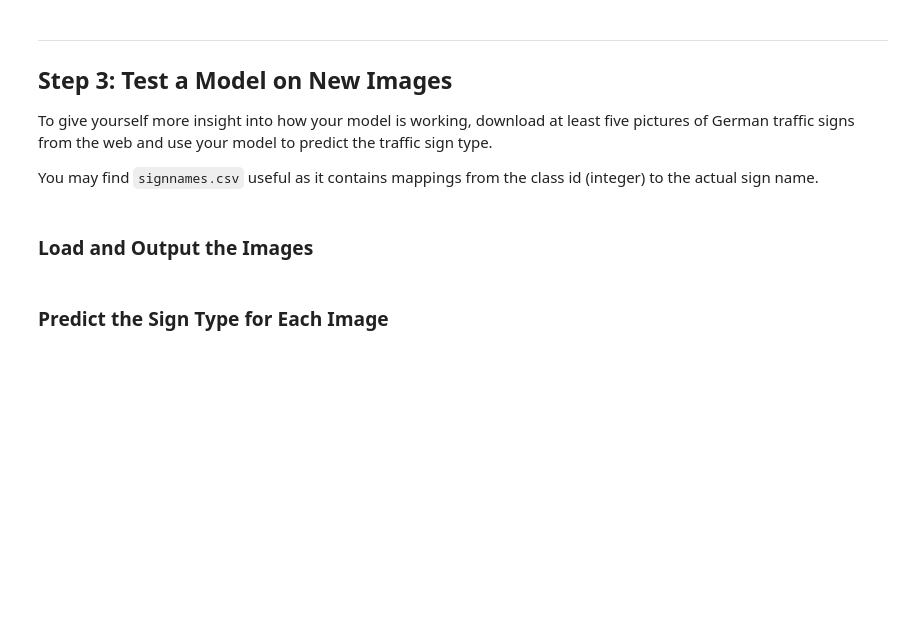
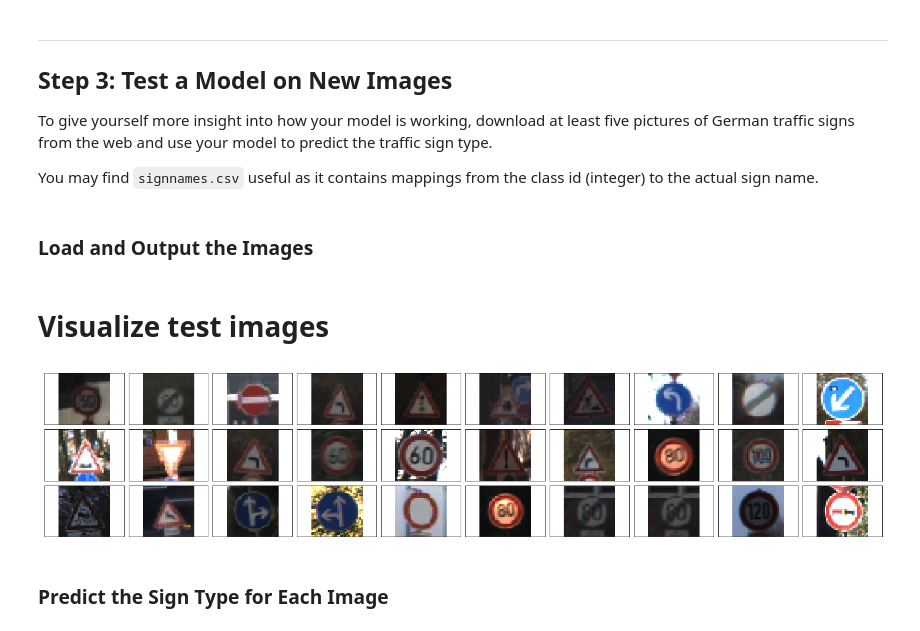
Before and after one commit to lc8631058/Autonomous-Driving-Projects, a Jupyter notebook: P2-Traffic-Sign-Classifier/Traffic_Sign_Classifier.ipynb, the cells around one changed output. Saved outputs shown, nothing was run; the diff lists cells and outputs as text; code cells hidden in the pictures; blank space fills up the shorter version.

```diff
--- a/P2-Traffic-Sign-Classifier/Traffic_Sign_Classifier.ipynb
+++ b/P2-Traffic-Sign-Classifier/Traffic_Sign_Classifier.ipynb
@@ -461,2 +446,30 @@ You may find `signnames.csv` useful as it contains mappings from the class id (i
+# %%
+### Load the images and plot them here.
+### Feel free to use as many code cells as needed.
+import pandas
+from scipy.misc import imread
+from scipy.misc import imresize
+
+test_images_list = pandas.read_csv('./Test images/test_images.csv')
+test_images = []
+classes = []
+for ii in range(len(test_images_list)):
+    test_images.append(imresize(imread('./Test images/' + test_images_list['image_name'][ii]), [32, 32, 3], interp='nearest'))
+    classes.append(test_images_list['class'][ii])
+classes = np.array(classes)
+test_images = np.array(test_images, dtype=float)
+# %% [markdown]
+# Visualize test images
+# %%
+fig, axes = plt.subplots(nrows=3, ncols=10, sharex=True, sharey=True, figsize=(20,4))
+
+for images, row in  zip([test_images[:10], test_images[10:20], test_images[20:30]], axes):
+    for img, ax in zip(images, row):
+        ax.imshow(img.reshape((32,32,3)))
+        ax.get_xaxis().set_visible(False)
+        ax.get_yaxis().set_visible(False)
+fig.tight_layout(pad=0.1)
+# %% [output]
+[figure, added]
 # %% [markdown]
 ### Predict the Sign Type for Each Image
```
Also changed, not shown: parts of 13 cells of this notebook.
